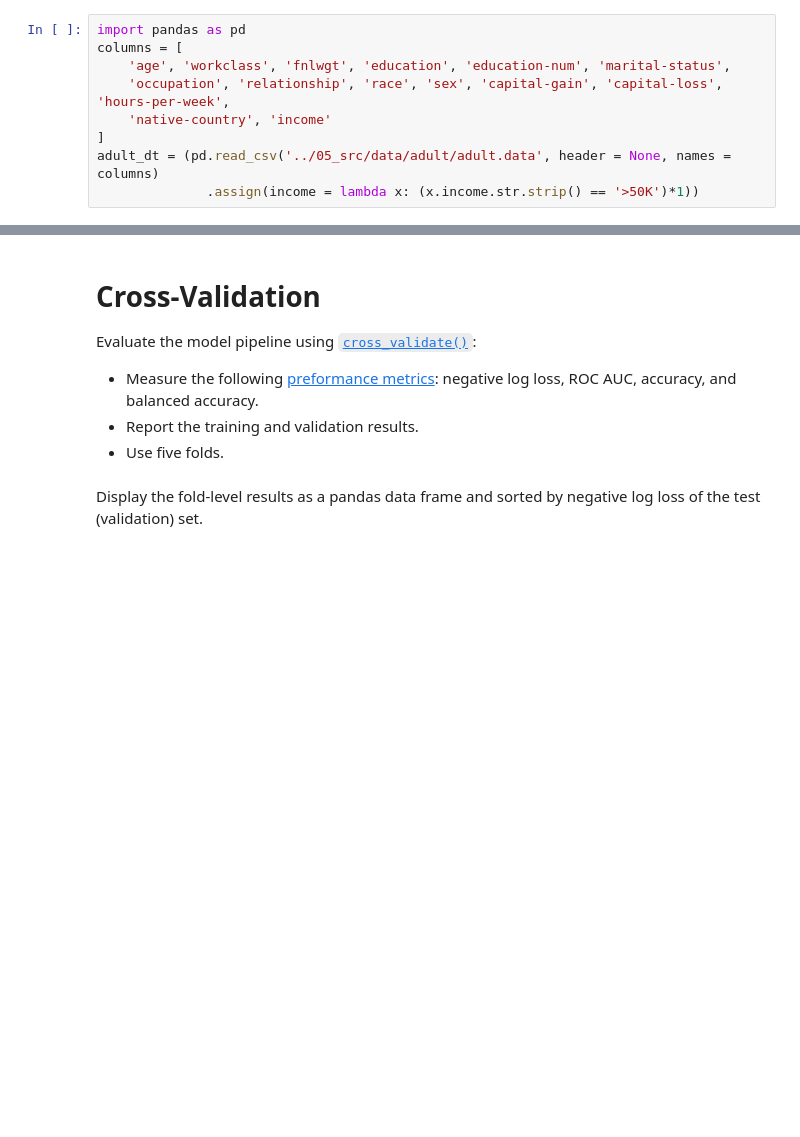
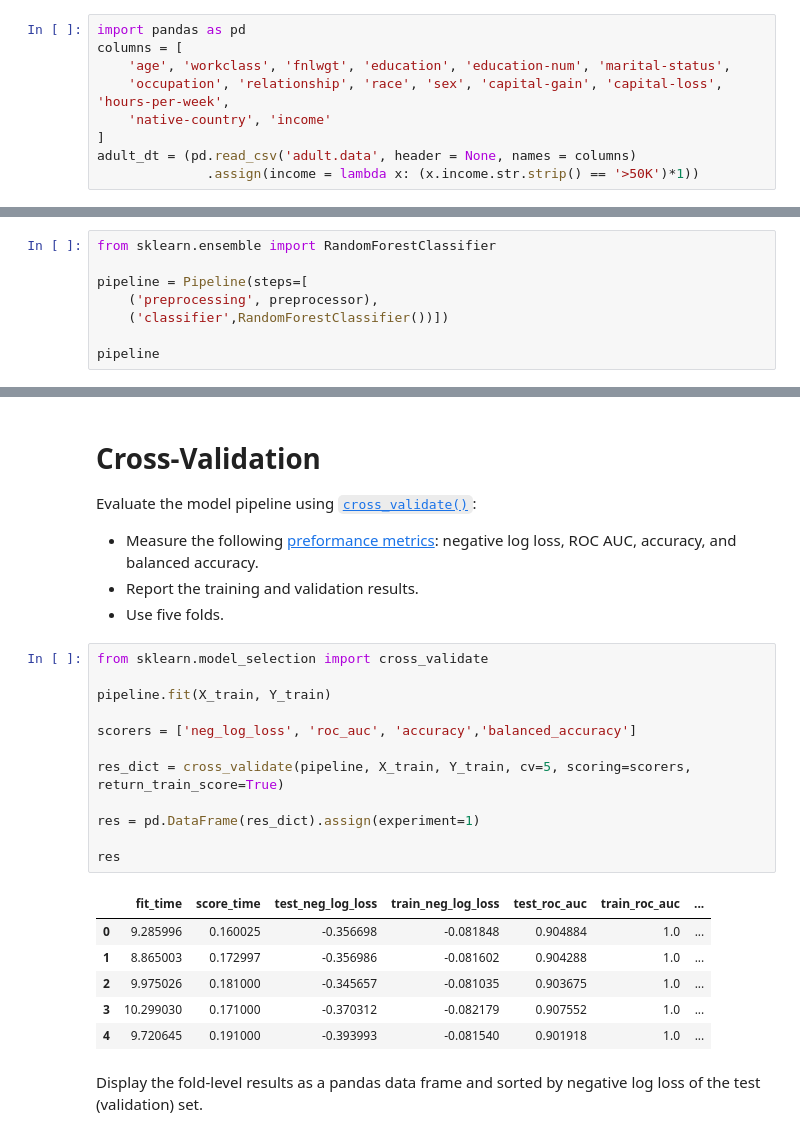
Before and after one commit to ryantsui1/scaling_to_production, a Jupyter notebook: 02_activities/assignments/assignment_2.ipynb, the cells around one changed output, grey strips where cells are left out. Saved outputs shown, nothing was run; the diff lists cells and outputs as text; blank space fills up the shorter version.

Commit message:
Assignment_2 committing with moved dataset

```diff
--- a/02_activities/assignments/assignment_2.ipynb
+++ b/02_activities/assignments/assignment_2.ipynb
@@ -13,5 +13,5 @@ columns = [
     'occupation', 'relationship', 'race', 'sex', 'capital-gain', 'capital-loss', 'hours-per-week',
     'native-country', 'income'
 ]
-adult_dt = (pd.read_csv('../05_src/data/adult/adult.data', header = None, names = columns)
+adult_dt = (pd.read_csv('adult.data', header = None, names = columns)
               .assign(income = lambda x: (x.income.str.strip() == '>50K')*1))
@@ -114,3 +108,11 @@ Create a [model pipeline](https://scikit-learn.org/stable/modules/generated/skle
 The pipeline looks like this:
 
 ![](./images/assignment_2__pipeline.png)
+# %%
+from sklearn.ensemble import RandomForestClassifier
+
+pipeline = Pipeline(steps=[
+    ('preprocessing', preprocessor),
+    ('classifier',RandomForestClassifier())])
+
+pipeline
@@ -122,5 +145,24 @@ Evaluate the model pipeline using [`cross_validate()`](https://scikit-learn.org/
 + Measure the following [preformance metrics](https://scikit-learn.org/stable/modules/model_evaluation.html#common-cases-predefined-values): negative log loss, ROC AUC, accuracy, and balanced accuracy.
 + Report the training and validation results.
 + Use five folds.
+# %%
+from sklearn.model_selection import cross_validate
+
+pipeline.fit(X_train, Y_train)
+
+scorers = ['neg_log_loss', 'roc_auc', 'accuracy','balanced_accuracy']
+
+res_dict = cross_validate(pipeline, X_train, Y_train, cv=5, scoring=scorers, return_train_score=True)
+
+res = pd.DataFrame(res_dict).assign(experiment=1)
+
+res
+# %% [output]
+|  | fit_time | score_time | test_neg_log_loss | train_neg_log_loss | test_roc_auc | train_roc_auc | ... |
+| 0 | 9.285996 | 0.160025 | -0.356698 | -0.081848 | 0.904884 | 1.0 | ... |
+| 1 | 8.865003 | 0.172997 | -0.356986 | -0.081602 | 0.904288 | 1.0 | ... |
+| 2 | 9.975026 | 0.181000 | -0.345657 | -0.081035 | 0.903675 | 1.0 | ... |
+| 3 | 10.299030 | 0.171000 | -0.370312 | -0.082179 | 0.907552 | 1.0 | ... |
+| 4 | 9.720645 | 0.191000 | -0.393993 | -0.081540 | 0.901918 | 1.0 | ... |
 # %% [markdown]
 Display the fold-level results as a pandas data frame and sorted by negative log loss of the test (validation) set.
```
Also changed, not shown: parts of 7 cells of this notebook, 5 other files.
